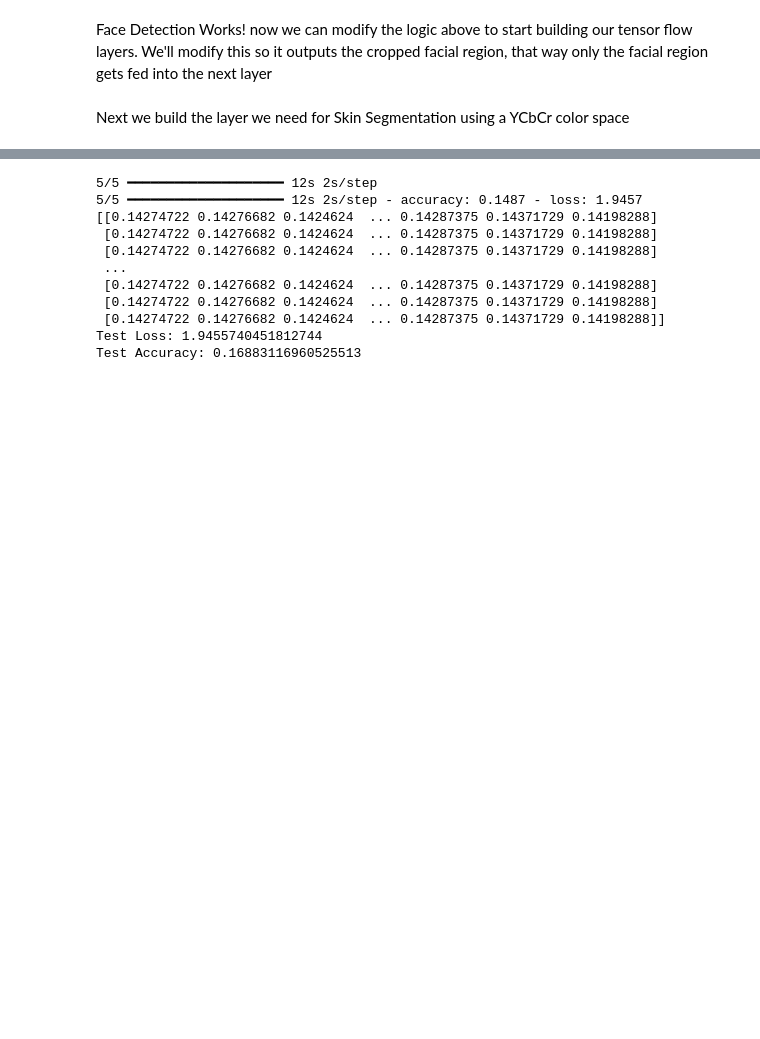
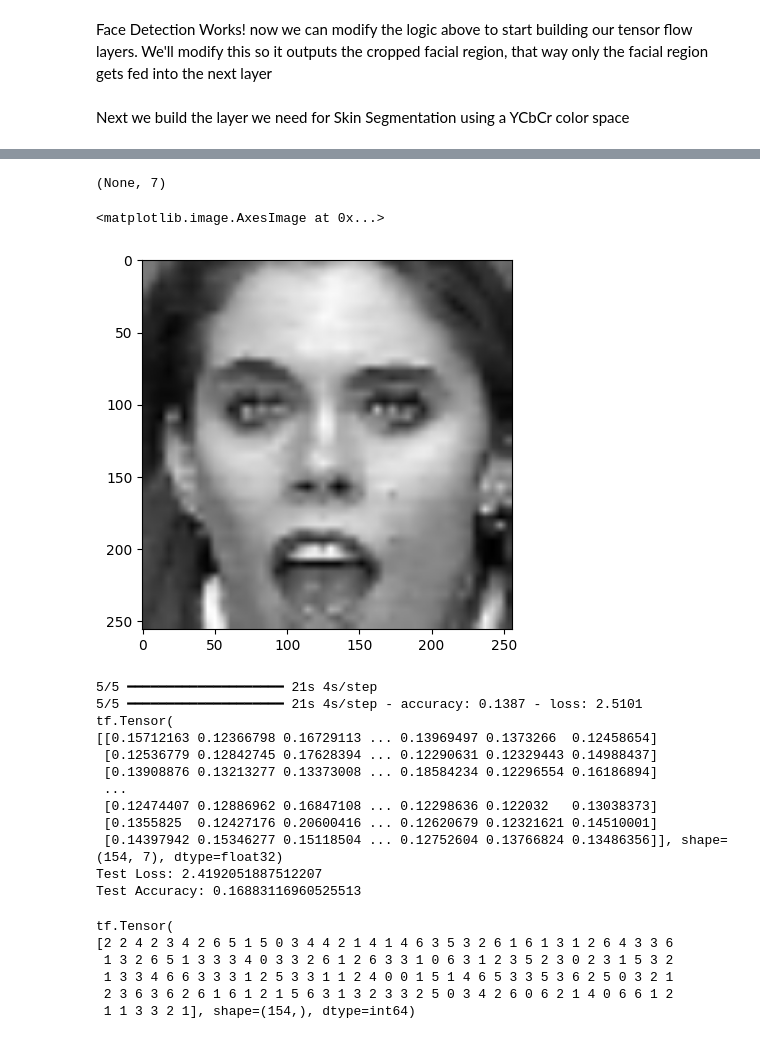
Before and after one commit to Shadowyish/ITSC-5154-Project, a Jupyter notebook: project.ipynb, the cells around one changed output, grey strips where cells are left out. Saved outputs shown, nothing was run; the diff lists cells and outputs as text; code cells hidden in the pictures; blank space fills up the shorter version.

```diff
--- a/project.ipynb
+++ b/project.ipynb
@@ -435,0 +441,4 @@ Epoch 2/10
+# %%
+print(model.output_shape)
+# %% [output]
+(None, 7)
@@ -436,23 +453,39 @@ Epoch 2/10
+# %%
+plt.imshow(X_test[2])
+# %% [output]
+<matplotlib.image.AxesImage at 0x...>
+[figure, added]
 # %%
-predictions = model.predict(X_test)
-predicted_classes = predictions.argmax(axis=1)
+#predictions = model.predict(X_test)
+predictions = model_predict(X_test, temp=1)
+predicted_classes = tf.argmax(predictions, axis=1)
 true_classes = y_test
 test_loss, test_accuracy = model.evaluate(X_test, y_test)
 print(predictions)
 print(f"Test Loss: {test_loss}")
 print(f"Test Accuracy: {test_accuracy}")
 # %% [output]
-5/5 ━━━━━━━━━━━━━━━━━━━━ 12s 2s/step
-5/5 ━━━━━━━━━━━━━━━━━━━━ 12s 2s/step - accuracy: 0.1487 - loss: 1.9457
-[[0.14274722 0.14276682 0.1424624  ... 0.14287375 0.14371729 0.14198288]
- [0.14274722 0.14276682 0.1424624  ... 0.14287375 0.14371729 0.14198288]
- [0.14274722 0.14276682 0.1424624  ... 0.14287375 0.14371729 0.14198288]
+5/5 ━━━━━━━━━━━━━━━━━━━━ 21s 4s/step
+5/5 ━━━━━━━━━━━━━━━━━━━━ 21s 4s/step - accuracy: 0.1387 - loss: 2.5101
+tf.Tensor(
+[[0.15712163 0.12366798 0.16729113 ... 0.13969497 0.1373266  0.12458654]
+ [0.12536779 0.12842745 0.17628394 ... 0.12290631 0.12329443 0.14988437]
+ [0.13908876 0.13213277 0.13373008 ... 0.18584234 0.12296554 0.16186894]
  ...
- [0.14274722 0.14276682 0.1424624  ... 0.14287375 0.14371729 0.14198288]
- [0.14274722 0.14276682 0.1424624  ... 0.14287375 0.14371729 0.14198288]
- [0.14274722 0.14276682 0.1424624  ... 0.14287375 0.14371729 0.14198288]]
-Test Loss: 1.9455740451812744
+ [0.12474407 0.12886962 0.16847108 ... 0.12298636 0.122032   0.13038373]
+ [0.1355825  0.12427176 0.20600416 ... 0.12620679 0.12321621 0.14510001]
+ [0.14397942 0.15346277 0.15118504 ... 0.12752604 0.13766824 0.13486356]], shape=(154, 7), dtype=float32)
+Test Loss: 2.4192051887512207
 Test Accuracy: 0.16883116960525513
+# %%
+print(predicted_classes)
+# %% [output]
+tf.Tensor(
+[2 2 4 2 3 4 2 6 5 1 5 0 3 4 4 2 1 4 1 4 6 3 5 3 2 6 1 6 1 3 1 2 6 4 3 3 6
+ 1 3 2 6 5 1 3 3 3 4 0 3 3 2 6 1 2 6 3 3 1 0 6 3 1 2 3 5 2 3 0 2 3 1 5 3 2
+ 1 3 3 4 6 6 3 3 3 1 2 5 3 3 1 1 2 4 0 0 1 5 1 4 6 5 3 3 5 3 6 2 5 0 3 2 1
+ 2 3 6 3 6 2 6 1 6 1 2 1 5 6 3 1 3 2 3 3 2 5 0 3 4 2 6 0 6 2 1 4 0 6 6 1 2
+ 1 1 3 3 2 1], shape=(154,), dtype=int64)
 # %%
 plt.figure(figsize=(8, 6))
 plt.scatter(true_classes, predicted_classes, color='blue', alpha=0.5, label='Predictions vs. Actuals')
```
Also changed, not shown: parts of 10 cells of this notebook.
